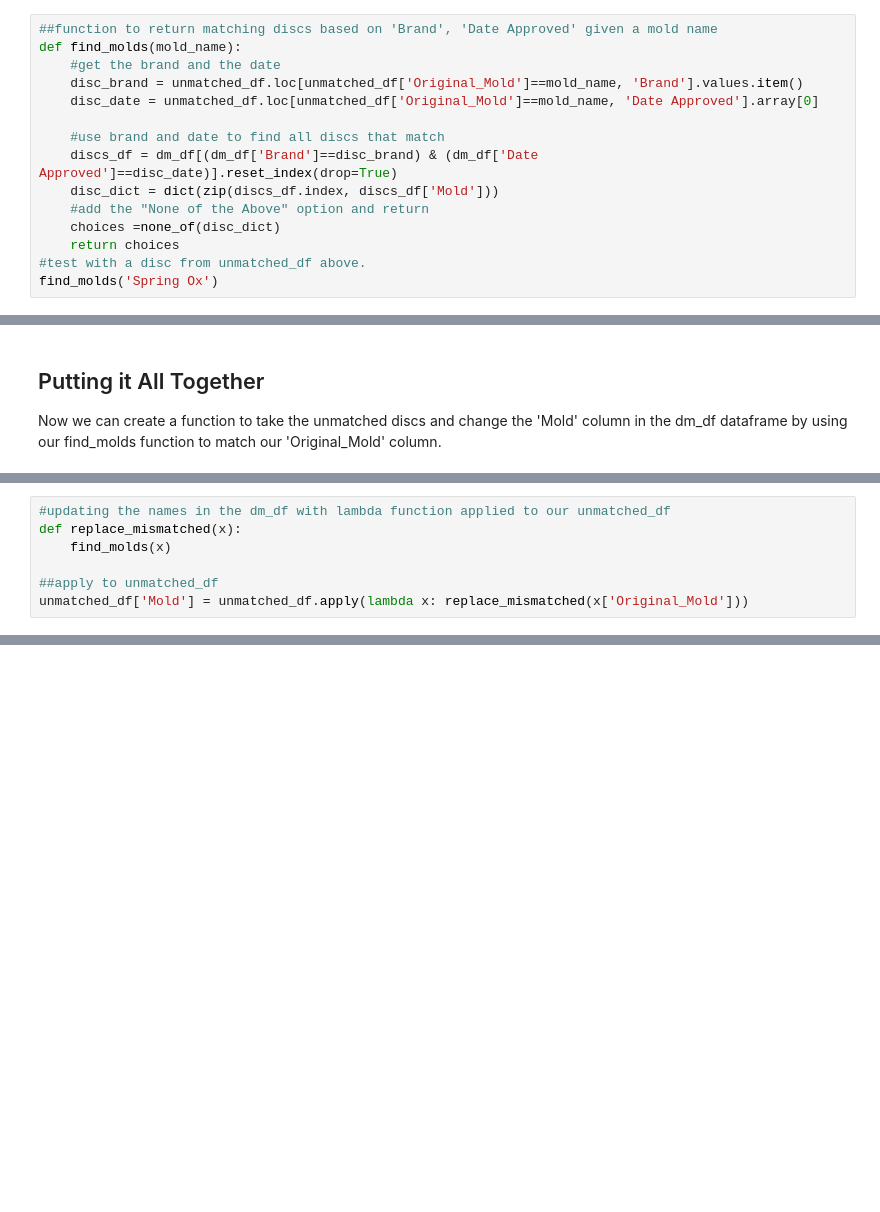
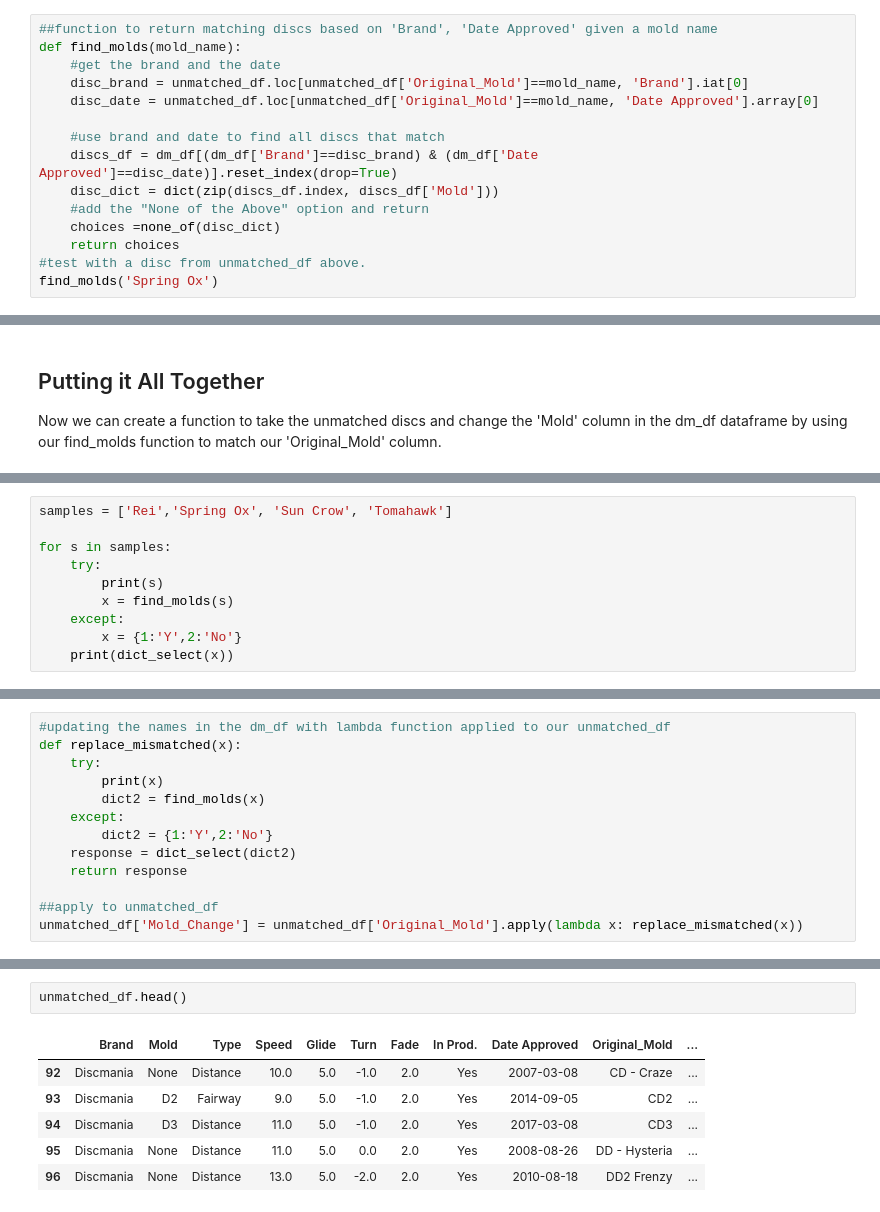
Before and after one commit to ceflynn/disc_comparison, a Jupyter notebook: 1. PDGA APPROVED DISCS.ipynb, the cells around one changed output, grey strips where cells are left out. Drawn from its saved outputs; the diff is of its cells as text; blank space fills up the shorter version.

Commit message:
figured out disc mold situation

```diff
--- a/1. PDGA APPROVED DISCS.ipynb
+++ b/1. PDGA APPROVED DISCS.ipynb
@@ -496,7 +496,7 @@ none_of(test_dict)
 ##function to return matching discs based on 'Brand', 'Date Approved' given a mold name
 def find_molds(mold_name):
     #get the brand and the date
-    disc_brand = unmatched_df.loc[unmatched_df['Original_Mold']==mold_name, 'Brand'].values.item()
+    disc_brand = unmatched_df.loc[unmatched_df['Original_Mold']==mold_name, 'Brand'].iat[0]
     disc_date = unmatched_df.loc[unmatched_df['Original_Mold']==mold_name, 'Date Approved'].array[0]
 
     #use brand and date to find all discs that match
@@ -554 +554,11 @@ unmatched_df
 | 741 | Discraft | Manta | Midrange | 5.0 | 4.0 | 1.0 | 3.0 | Yes | 2019-09-12 | Malta |
+# %%
+samples = ['Rei','Spring Ox', 'Sun Crow', 'Tomahawk']
+
+for s in samples:
+    try:
+        print(s)
+        x = find_molds(s)
+    except:
+        x = {1:'Y',2:'No'}
+    print(dict_select(x))
@@ -555,8 +582,14 @@ unmatched_df
 # %%
 #updating the names in the dm_df with lambda function applied to our unmatched_df
 def replace_mismatched(x):
-    find_molds(x)
+    try:
+        print(x)
+        dict2 = find_molds(x)
+    except:
+        dict2 = {1:'Y',2:'No'}
+    response = dict_select(dict2)
+    return response
 
 ##apply to unmatched_df
-unmatched_df['Mold'] = unmatched_df.apply(lambda x: replace_mismatched(x['Original_Mold']))
+unmatched_df['Mold_Change'] = unmatched_df['Original_Mold'].apply(lambda x: replace_mismatched(x))
 # %% [output]
@@ -563,0 +613,9 @@ KeyError: 'Original_Mold'
+# %%
+unmatched_df.head()
+# %% [output]
+|  | Brand | Mold | Type | Speed | Glide | Turn | Fade | In Prod. | Date Approved | Original_Mold | ... |
+| 92 | Discmania | None | Distance | 10.0 | 5.0 | -1.0 | 2.0 | Yes | 2007-03-08 | CD - Craze | ... |
+| 93 | Discmania | D2 | Fairway | 9.0 | 5.0 | -1.0 | 2.0 | Yes | 2014-09-05 | CD2 | ... |
+| 94 | Discmania | D3 | Distance | 11.0 | 5.0 | -1.0 | 2.0 | Yes | 2017-03-08 | CD3 | ... |
+| 95 | Discmania | None | Distance | 11.0 | 5.0 | 0.0 | 2.0 | Yes | 2008-08-26 | DD - Hysteria | ... |
+| 96 | Discmania | None | Distance | 13.0 | 5.0 | -2.0 | 2.0 | Yes | 2010-08-18 | DD2 Frenzy | ... |
```
Also changed, not shown: parts of 10 cells of this notebook, 2 other files.
